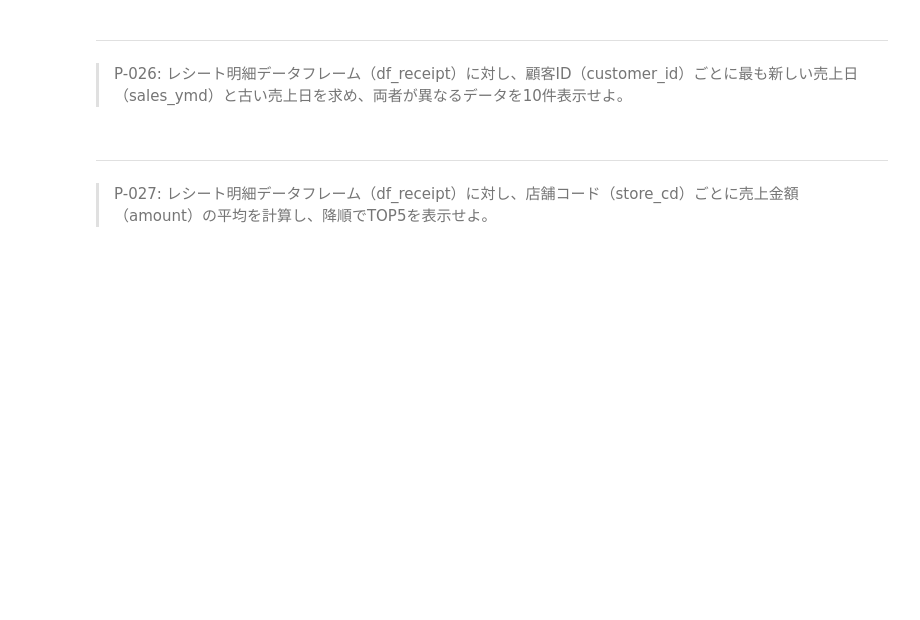
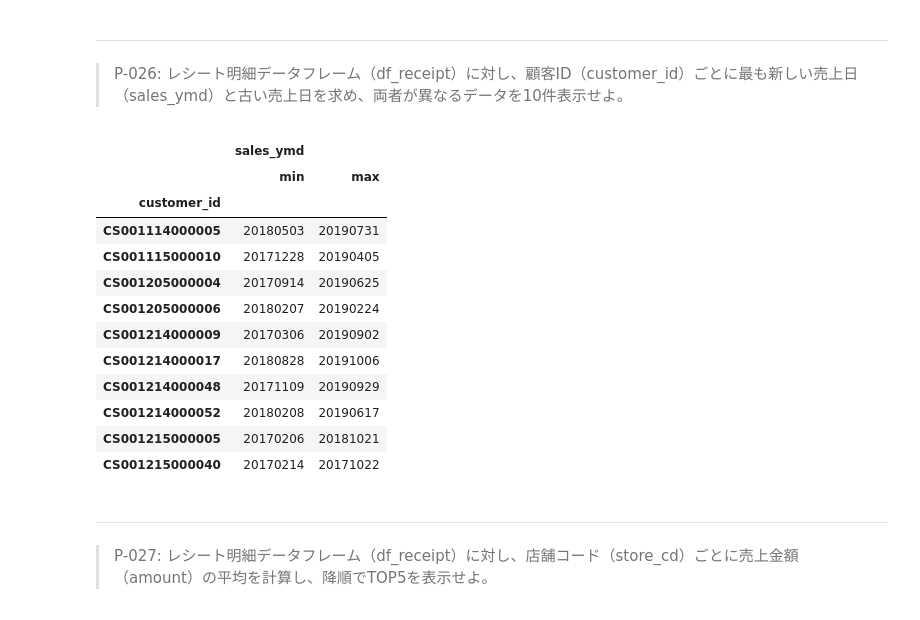
Before and after one commit to jackfrostwillbeking/100knocks-preprocess, a Jupyter notebook: docker/work/preprocess_knock_Python.ipynb, the cells around one changed output. Drawn from its saved outputs; the diff is of its cells as text; code cells hidden in the pictures; blank space fills up the shorter version.

```diff
--- a/docker/work/preprocess_knock_Python.ipynb
+++ b/docker/work/preprocess_knock_Python.ipynb
@@ -438,6 +465,23 @@ ValueError: No axis named sales_ymd for object type Series
 # %% [markdown]
 ---
 > P-026: レシート明細データフレーム（df_receipt）に対し、顧客ID（customer_id）ごとに最も新しい売上日（sales_ymd）と古い売上日を求め、両者が異なるデータを10件表示せよ。
+# %%
+df_tmp=df_receipt.groupby('customer_id').agg({'sales_ymd':[min,max]})
+df_tmp[df_tmp[max] != df_tmp[min]].head(10)
+# %% [output]
+|  | sales_ymd |  |
+|  | min | max |
+| customer_id |  |  |
+| CS001114000005 | 20180503 | 20190731 |
+| CS001115000010 | 20171228 | 20190405 |
+| CS001205000004 | 20170914 | 20190625 |
+| CS001205000006 | 20180207 | 20190224 |
+| CS001214000009 | 20170306 | 20190902 |
+| CS001214000017 | 20180828 | 20191006 |
+| CS001214000048 | 20171109 | 20190929 |
+| CS001214000052 | 20180208 | 20190617 |
+| CS001215000005 | 20170206 | 20181021 |
+| CS001215000040 | 20170214 | 20171022 |
 # %% [markdown]
 ---
 > P-027: レシート明細データフレーム（df_receipt）に対し、店舗コード（store_cd）ごとに売上金額（amount）の平均を計算し、降順でTOP5を表示せよ。
```
Also changed, not shown: parts of 6 cells of this notebook.
